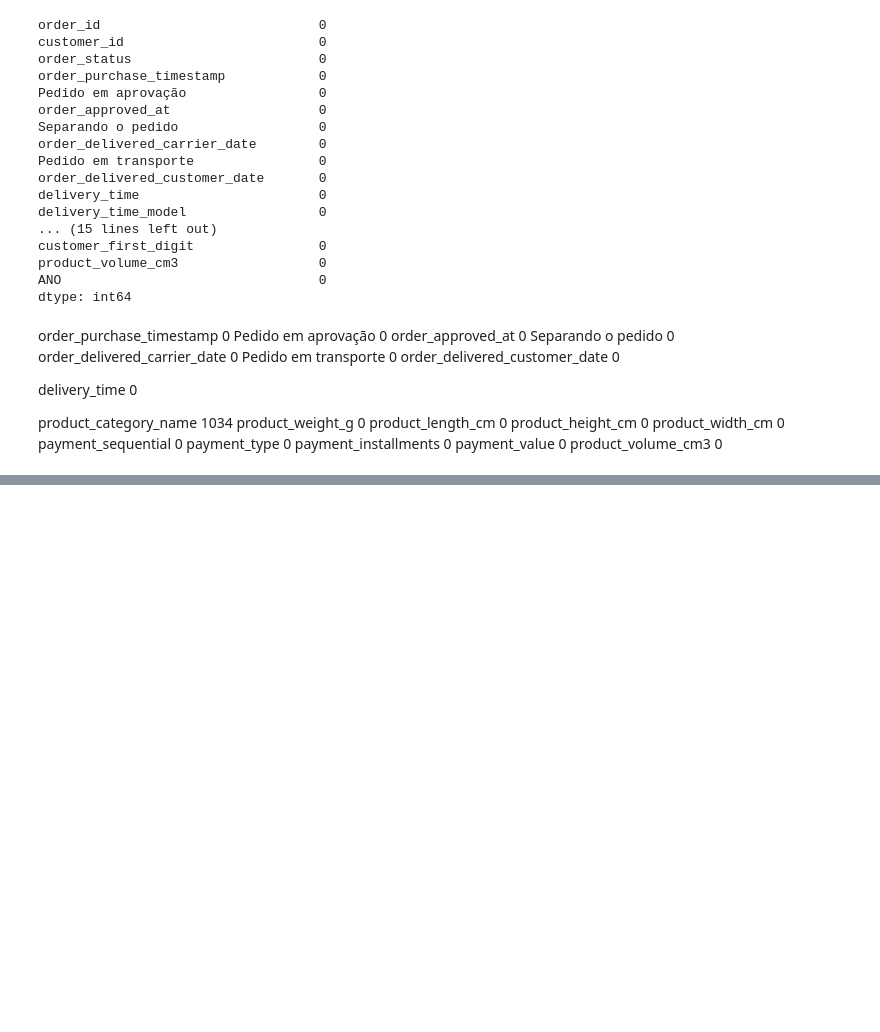
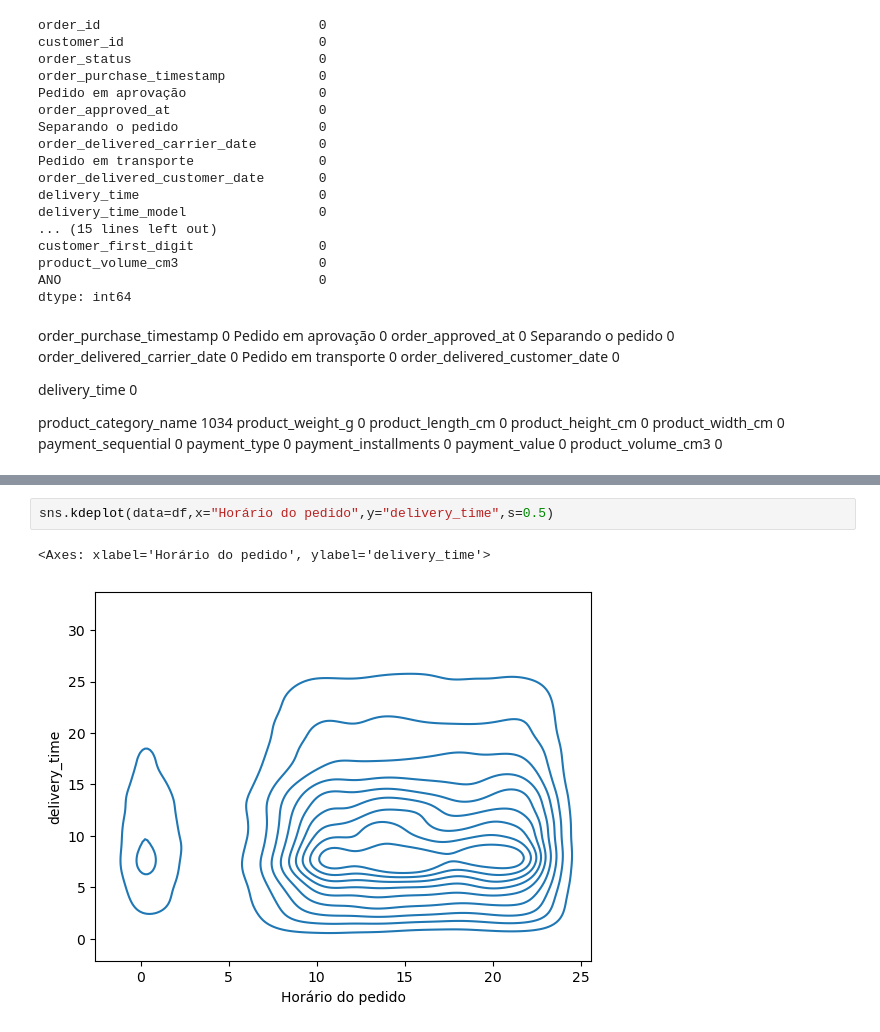
Before and after one commit to mateusono1/De-Company, a Jupyter notebook: analise_dados.ipynb, the cells around one changed output, grey strips where cells are left out. Drawn from its saved outputs; the diff is of its cells as text; blank space fills up the shorter version.

```diff
--- a/analise_dados.ipynb
+++ b/analise_dados.ipynb
@@ -313,0 +382,5 @@ product_volume_cm3                  0
+# %%
+sns.kdeplot(data=df,x="Horário do pedido",y="delivery_time",s=0.5)
+# %% [output]
+<Axes: xlabel='Horário do pedido', ylabel='delivery_time'>
+[figure, added]
```
Also changed, not shown: parts of 9 cells of this notebook, 8 other files.
